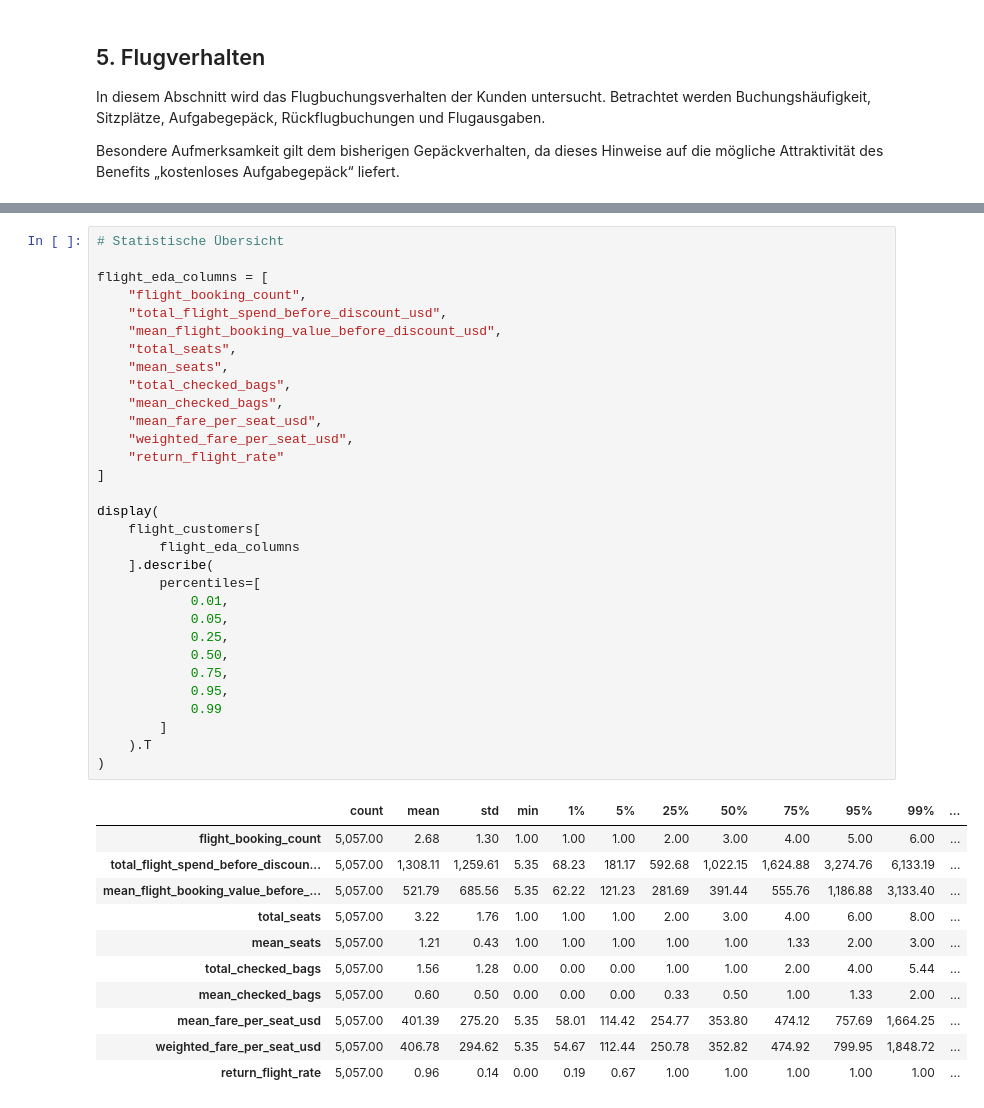
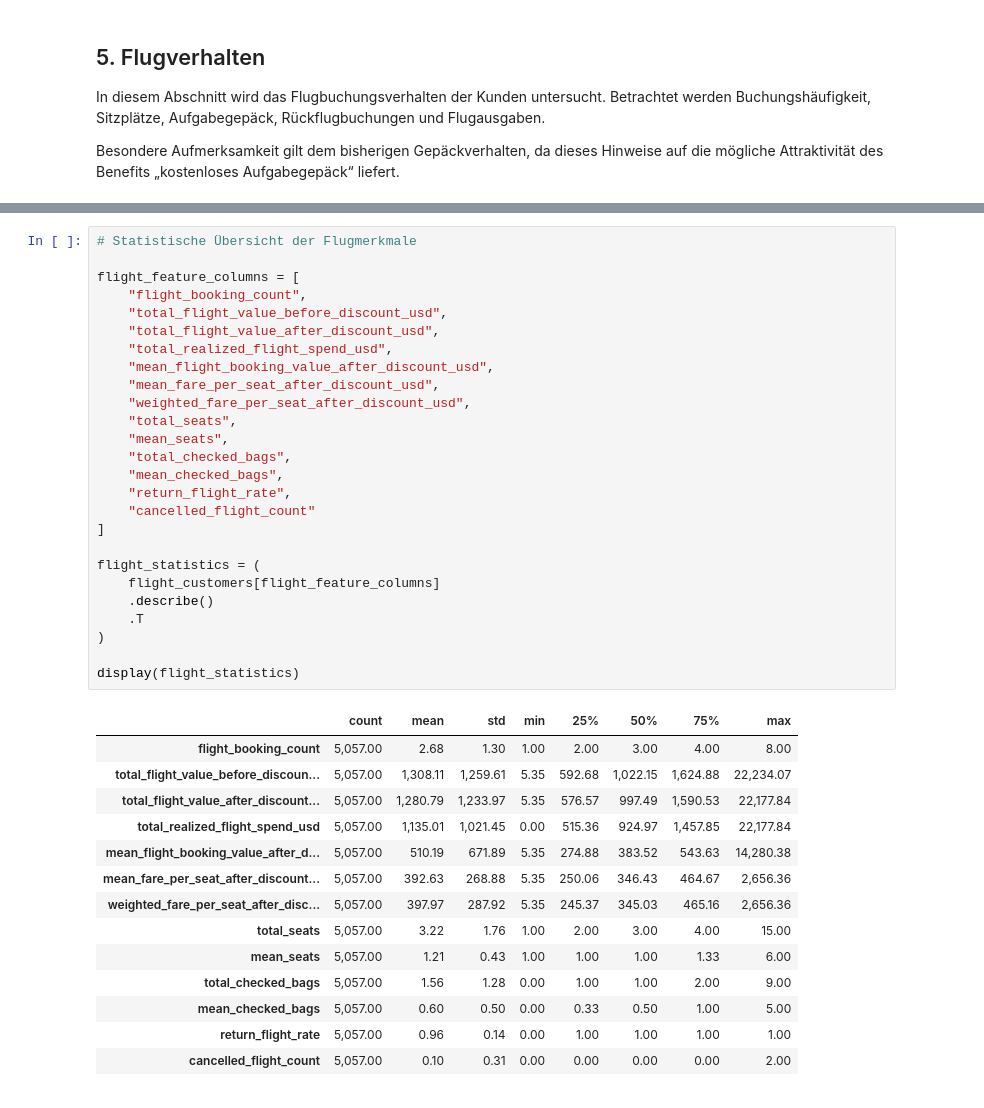
Before and after one commit to norawinkler/traveltide-customer-segmentation, a Jupyter notebook: notebooks/02_exploratory_data_analysis.ipynb, the cells around one changed output, grey strips where cells are left out. Drawn from its saved outputs; the diff is of its cells as text.

```diff
--- a/notebooks/02_exploratory_data_analysis.ipynb
+++ b/notebooks/02_exploratory_data_analysis.ipynb
@@ -931,43 +927,41 @@ Anteil an allen Kunden: 87.92 %
 # %%
-# Statistische Übersicht
+# Statistische Übersicht der Flugmerkmale
 
-flight_eda_columns = [
+flight_feature_columns = [
     "flight_booking_count",
-    "total_flight_spend_before_discount_usd",
-    "mean_flight_booking_value_before_discount_usd",
+    "total_flight_value_before_discount_usd",
+    "total_flight_value_after_discount_usd",
+    "total_realized_flight_spend_usd",
+    "mean_flight_booking_value_after_discount_usd",
+    "mean_fare_per_seat_after_discount_usd",
+    "weighted_fare_per_seat_after_discount_usd",
     "total_seats",
     "mean_seats",
     "total_checked_bags",
     "mean_checked_bags",
-    "mean_fare_per_seat_usd",
-    "weighted_fare_per_seat_usd",
-    "return_flight_rate"
+    "return_flight_rate",
+    "cancelled_flight_count"
 ]
 
-display(
-    flight_customers[
-        flight_eda_columns
-    ].describe(
-        percentiles=[
-            0.01,
-            0.05,
-            0.25,
-            0.50,
-            0.75,
-            0.95,
-            0.99
-        ]
-    ).T
+flight_statistics = (
+    flight_customers[flight_feature_columns]
+    .describe()
+    .T
 )
+
+display(flight_statistics)
 # %% [output]
-|  | count | mean | std | min | 1% | 5% | 25% | 50% | 75% | 95% | 99% | ... |
-| flight_booking_count | 5,057.00 | 2.68 | 1.30 | 1.00 | 1.00 | 1.00 | 2.00 | 3.00 | 4.00 | 5.00 | 6.00 | ... |
-| total_flight_spend_before_discoun... | 5,057.00 | 1,308.11 | 1,259.61 | 5.35 | 68.23 | 181.17 | 592.68 | 1,022.15 | 1,624.88 | 3,274.76 | 6,133.19 | ... |
-| mean_flight_booking_value_before_... | 5,057.00 | 521.79 | 685.56 | 5.35 | 62.22 | 121.23 | 281.69 | 391.44 | 555.76 | 1,186.88 | 3,133.40 | ... |
-| total_seats | 5,057.00 | 3.22 | 1.76 | 1.00 | 1.00 | 1.00 | 2.00 | 3.00 | 4.00 | 6.00 | 8.00 | ... |
-| mean_seats | 5,057.00 | 1.21 | 0.43 | 1.00 | 1.00 | 1.00 | 1.00 | 1.00 | 1.33 | 2.00 | 3.00 | ... |
-| total_checked_bags | 5,057.00 | 1.56 | 1.28 | 0.00 | 0.00 | 0.00 | 1.00 | 1.00 | 2.00 | 4.00 | 5.44 | ... |
-| mean_checked_bags | 5,057.00 | 0.60 | 0.50 | 0.00 | 0.00 | 0.00 | 0.33 | 0.50 | 1.00 | 1.33 | 2.00 | ... |
-| mean_fare_per_seat_usd | 5,057.00 | 401.39 | 275.20 | 5.35 | 58.01 | 114.42 | 254.77 | 353.80 | 474.12 | 757.69 | 1,664.25 | ... |
-| weighted_fare_per_seat_usd | 5,057.00 | 406.78 | 294.62 | 5.35 | 54.67 | 112.44 | 250.78 | 352.82 | 474.92 | 799.95 | 1,848.72 | ... |
-| return_flight_rate | 5,057.00 | 0.96 | 0.14 | 0.00 | 0.19 | 0.67 | 1.00 | 1.00 | 1.00 | 1.00 | 1.00 | ... |
+|  | count | mean | std | min | 25% | 50% | 75% | max |
+| flight_booking_count | 5,057.00 | 2.68 | 1.30 | 1.00 | 2.00 | 3.00 | 4.00 | 8.00 |
+| total_flight_value_before_discoun... | 5,057.00 | 1,308.11 | 1,259.61 | 5.35 | 592.68 | 1,022.15 | 1,624.88 | 22,234.07 |
+| total_flight_value_after_discount... | 5,057.00 | 1,280.79 | 1,233.97 | 5.35 | 576.57 | 997.49 | 1,590.53 | 22,177.84 |
+| total_realized_flight_spend_usd | 5,057.00 | 1,135.01 | 1,021.45 | 0.00 | 515.36 | 924.97 | 1,457.85 | 22,177.84 |
+| mean_flight_booking_value_after_d... | 5,057.00 | 510.19 | 671.89 | 5.35 | 274.88 | 383.52 | 543.63 | 14,280.38 |
+| mean_fare_per_seat_after_discount... | 5,057.00 | 392.63 | 268.88 | 5.35 | 250.06 | 346.43 | 464.67 | 2,656.36 |
+| weighted_fare_per_seat_after_disc... | 5,057.00 | 397.97 | 287.92 | 5.35 | 245.37 | 345.03 | 465.16 | 2,656.36 |
+| total_seats | 5,057.00 | 3.22 | 1.76 | 1.00 | 2.00 | 3.00 | 4.00 | 15.00 |
+| mean_seats | 5,057.00 | 1.21 | 0.43 | 1.00 | 1.00 | 1.00 | 1.33 | 6.00 |
+| total_checked_bags | 5,057.00 | 1.56 | 1.28 | 0.00 | 1.00 | 1.00 | 2.00 | 9.00 |
+| mean_checked_bags | 5,057.00 | 0.60 | 0.50 | 0.00 | 0.33 | 0.50 | 1.00 | 5.00 |
+| return_flight_rate | 5,057.00 | 0.96 | 0.14 | 0.00 | 1.00 | 1.00 | 1.00 | 1.00 |
+| cancelled_flight_count | 5,057.00 | 0.10 | 0.31 | 0.00 | 0.00 | 0.00 | 0.00 | 2.00 |
```
Also changed, not shown: parts of 9 cells of this notebook, 4 other files.
